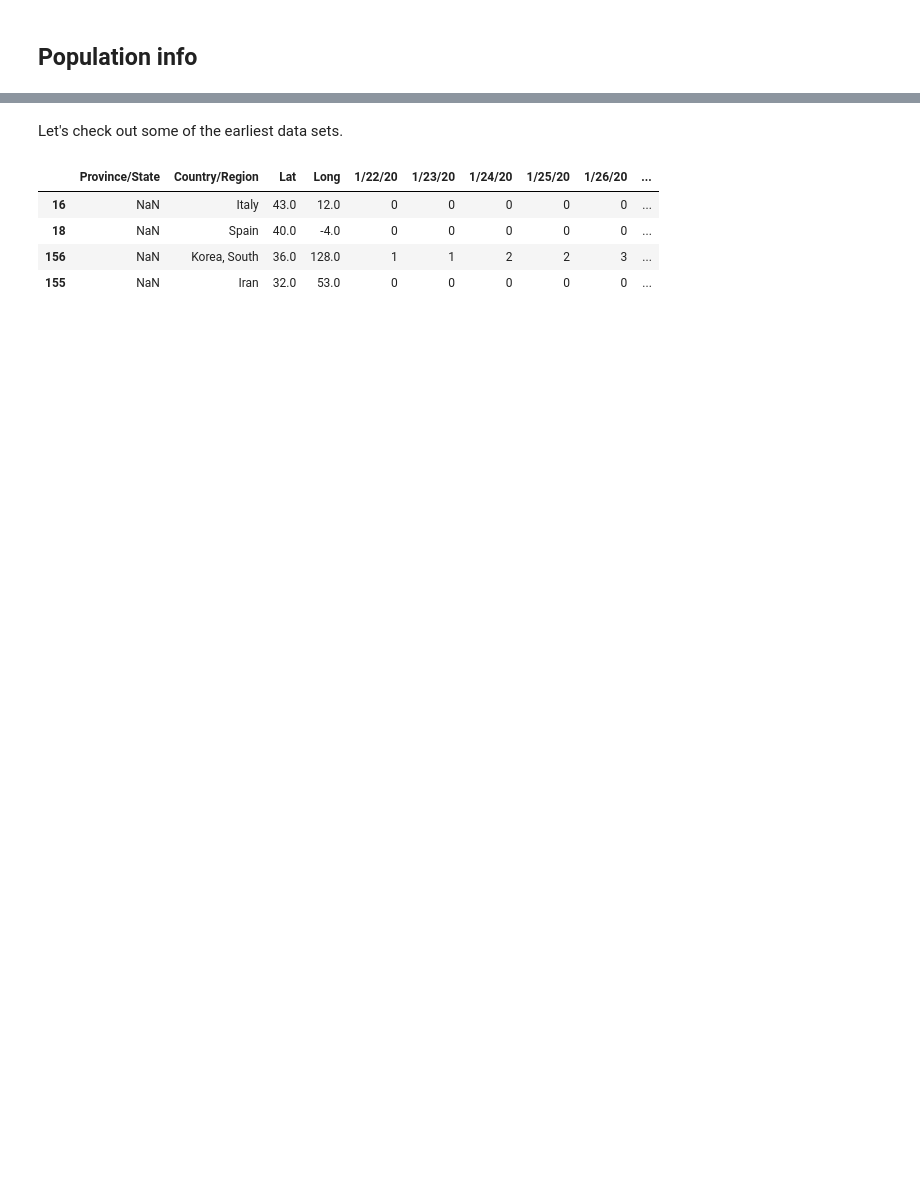
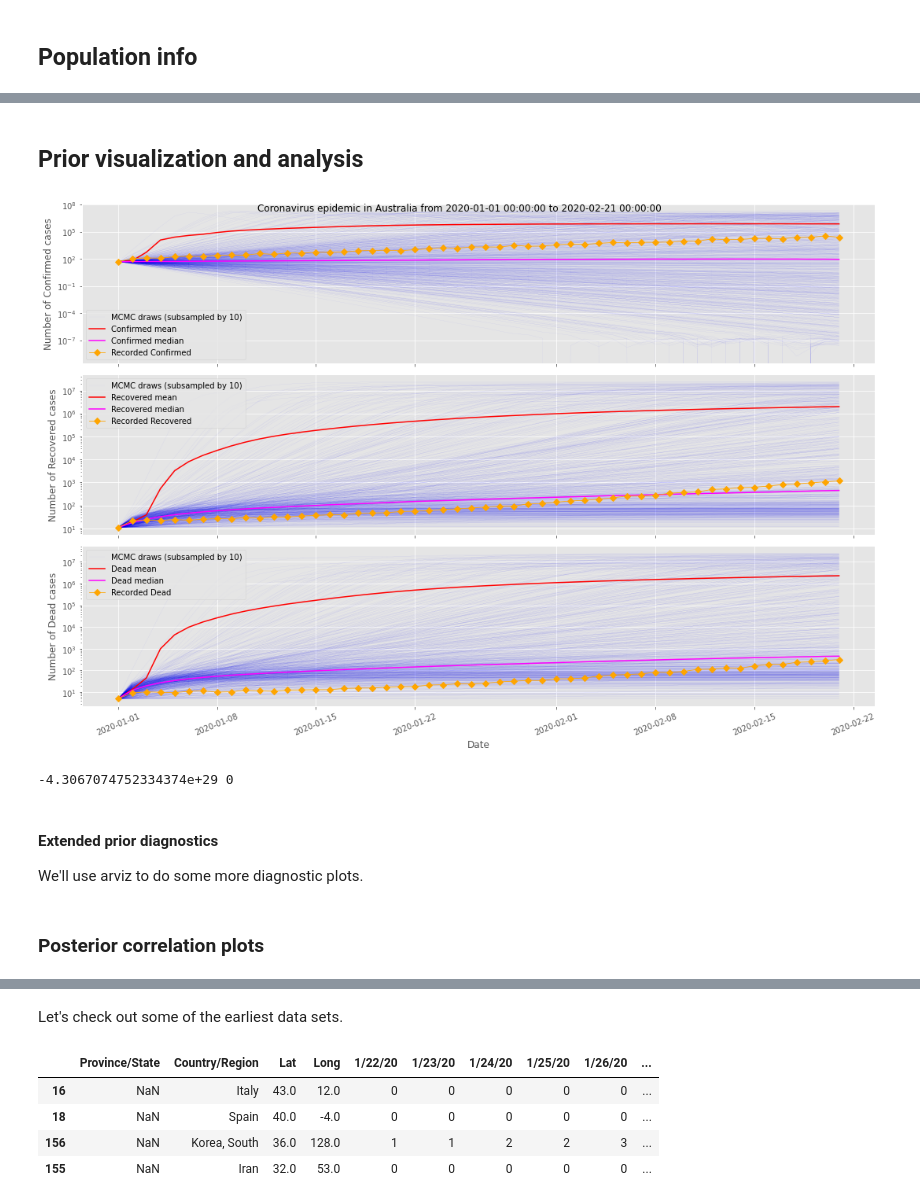
Before and after one commit to peddie/covid19-modelling, a Jupyter notebook: Covid19 MCMC analysis.ipynb, the cells around one changed output, grey strips where cells are left out. Cells and saved outputs as stored; diff of their text form; code cells hidden in the pictures; blank space fills up the shorter version.

```diff
--- a/Covid19 MCMC analysis.ipynb
+++ b/Covid19 MCMC analysis.ipynb
@@ -38,0 +150,19 @@ populations = {
+# %%
+prior_model = cmdstanpy.CmdStanModel(stan_file='sird_reduced_prior.stan')
+
+prior_fit = prior_model.sample(data=prior_data,
+                         show_progress='notebook',
+                         # Use a fixed seed so that our runs are deterministic.
+                         seed=2222,
+                         # This computer has 24 cores/48 threads; 24 chains is plenty
+                         cores=24,
+                         chains=24,
+                         # Make the sampler a bit more robust in exchange for more sampling time
+                         adapt_delta=0.9,
+                         # Let the sampler explore deeper
+                         # max_treedepth=12,
+                         # Make sure to get enough samples to avoid any diagnostic problems
+                         iter_sampling=300)
+
+# Generate a run summary
+samples.run_validate_stan(prior_fit, important_values)
@@ -38,0 +196,17 @@ populations = {
+# %% [markdown]
+## Prior visualization and analysis
+# %%
+prior_samples = samples.get_sample_time_series(prior_fit)
+sim_comparison = pd.DataFrame(sim_samples[0, :, :].transpose(),
+                              index=pd.date_range(start='1/1/20', periods=sim_day_count),
+                              columns=['Confirmed', 'Recovered', 'Dead'])
+plot_posterior_time_series(prior_samples, sim_comparison, sim_config, plot_log=True)
+log_likelihoods = samples.compute_sample_log_likelihood(prior_fit)
+print(np.mean(log_likelihoods), np.count_nonzero(np.isnan(log_likelihoods)))
+# %% [output]
+[figure, added]
+-4.3067074752334374e+29 0
+# %% [markdown]
+#### Extended prior diagnostics
+
+We'll use arviz to do some more diagnostic plots.
@@ -38,0 +221,2 @@ populations = {
+# %% [markdown]
+### Posterior correlation plots
```
Also changed, not shown: parts of 47 cells of this notebook, 5 other files.
